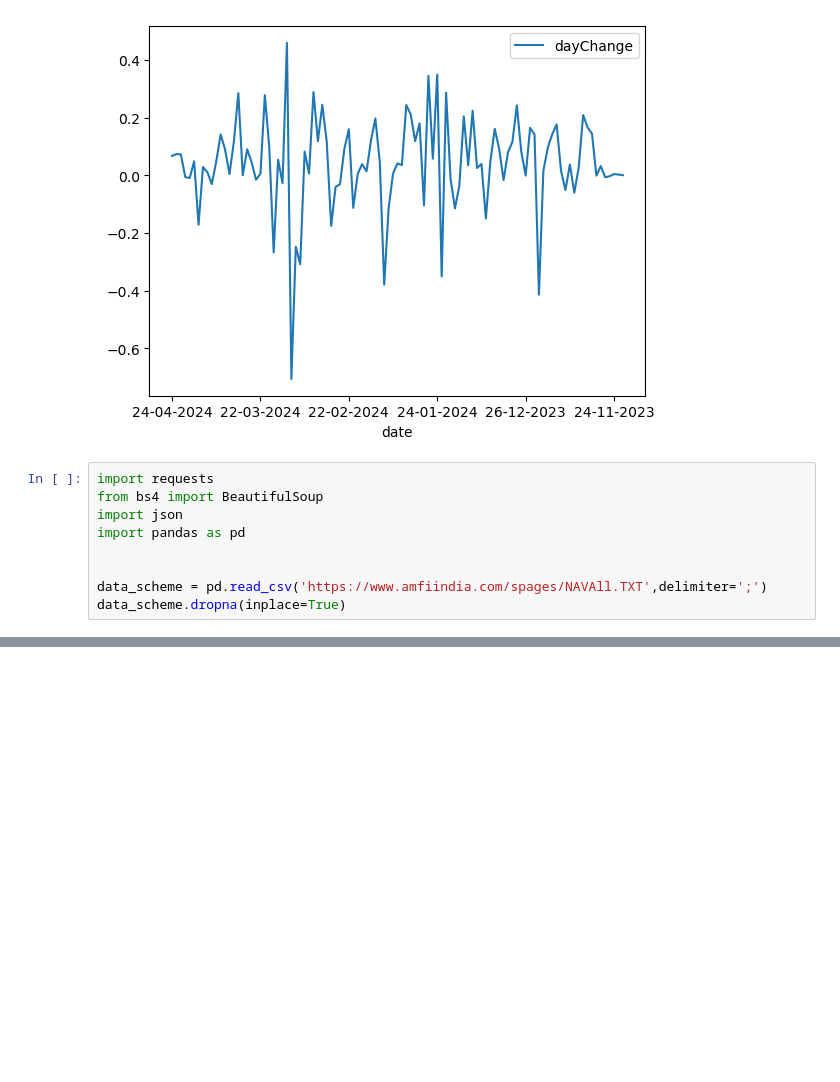
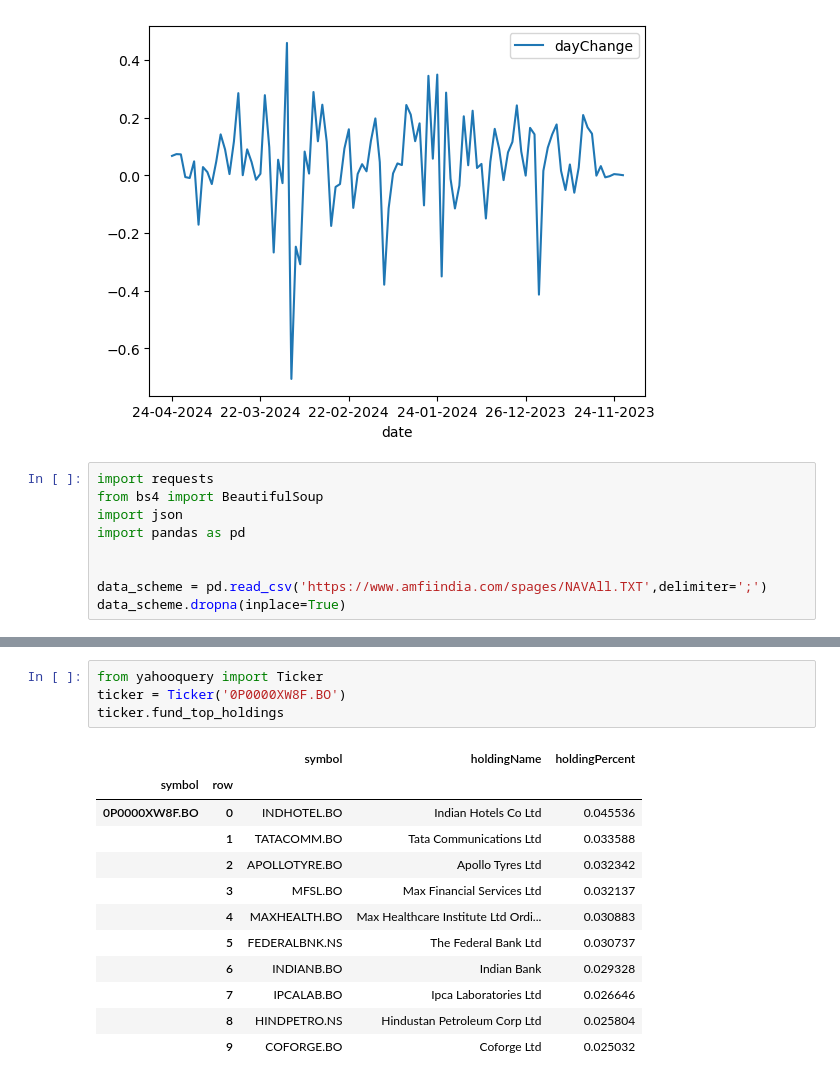
Before and after one commit to ansingh16/MF_analysis, a Jupyter notebook: Preprocess.ipynb, the cells around one changed output, grey strips where cells are left out. Drawn from its saved outputs; the diff is of its cells as text; blank space fills up the shorter version.

Commit message:
added tickers

```diff
--- a/Preprocess.ipynb
+++ b/Preprocess.ipynb
@@ -400,0 +409,17 @@ data
+# %%
+from yahooquery import Ticker
+ticker = Ticker('0P0000XW8F.BO')
+ticker.fund_top_holdings
+# %% [output]
+|  |  | symbol | holdingName | holdingPercent |
+| symbol | row |  |  |  |
+| 0P0000XW8F.BO | 0 | INDHOTEL.BO | Indian Hotels Co Ltd | 0.045536 |
+|  | 1 | TATACOMM.BO | Tata Communications Ltd | 0.033588 |
+|  | 2 | APOLLOTYRE.BO | Apollo Tyres Ltd | 0.032342 |
+|  | 3 | MFSL.BO | Max Financial Services Ltd | 0.032137 |
+|  | 4 | MAXHEALTH.BO | Max Healthcare Institute Ltd Ordi... | 0.030883 |
+|  | 5 | FEDERALBNK.NS | The Federal Bank Ltd | 0.030737 |
+|  | 6 | INDIANB.BO | Indian Bank | 0.029328 |
+|  | 7 | IPCALAB.BO | Ipca Laboratories Ltd | 0.026646 |
+|  | 8 | HINDPETRO.NS | Hindustan Petroleum Corp Ltd | 0.025804 |
+|  | 9 | COFORGE.BO | Coforge Ltd | 0.025032 |
```
Also changed, not shown: parts of 8 cells of this notebook, 3 other files.
